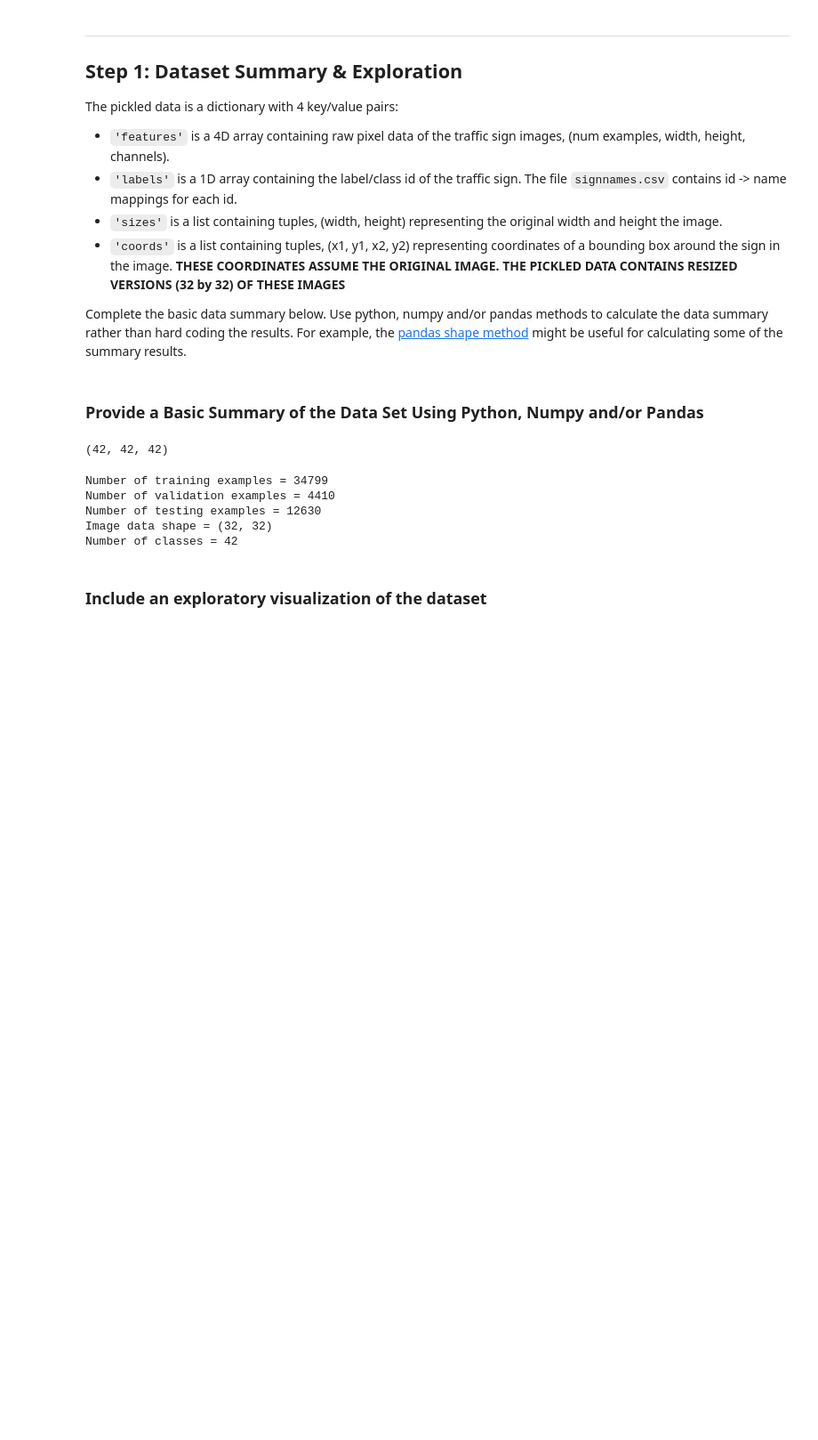
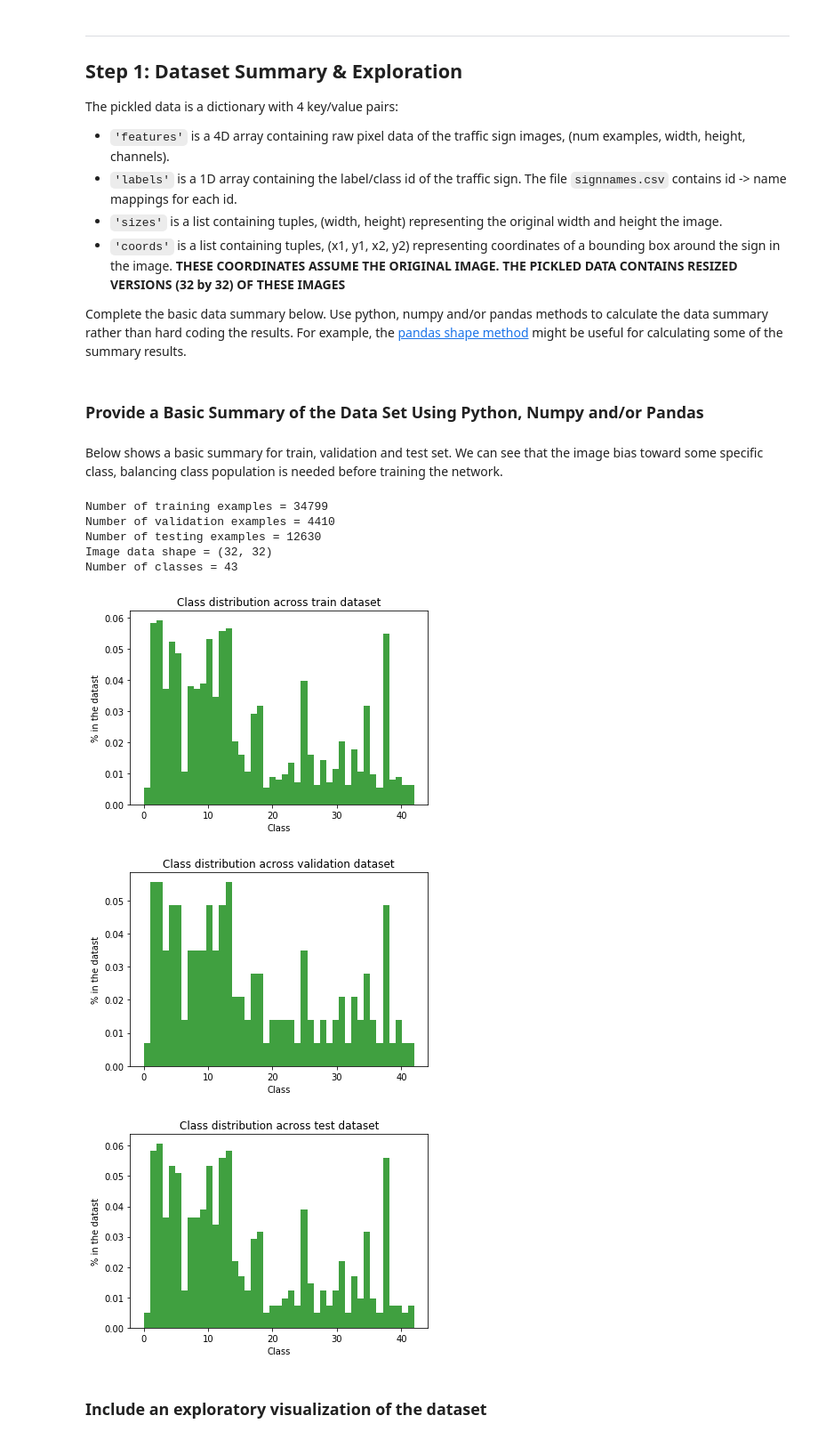
Before and after one commit to ymlai87416/CarND-Traffic-Sign-Classifier-Project, a Jupyter notebook: Traffic_Sign_Classifier.ipynb, the cells around one changed output. Shown at 89% size. Cells and saved outputs as stored; diff of their text form; code cells hidden in the pictures; blank space fills up the shorter version.

```diff
--- a/Traffic_Sign_Classifier.ipynb
+++ b/Traffic_Sign_Classifier.ipynb
@@ -54,41 +66,62 @@ The pickled data is a dictionary with 4 key/value pairs:
 Complete the basic data summary below. Use python, numpy and/or pandas methods to calculate the data summary rather than hard coding the results. For example, the [pandas shape method](http://pandas.pydata.org/pandas-docs/stable/generated/pandas.DataFrame.shape.html) might be useful for calculating some of the summary results.
 # %% [markdown]
 ### Provide a Basic Summary of the Data Set Using Python, Numpy and/or Pandas
-# %%
-max(y_train), max(y_valid), max(y_test)
-# %% [output]
-(42, 42, 42)
+# %% [markdown]
+Below shows a basic summary for train, validation and test set.
+We can see that the image bias toward some specific class, balancing class population is needed before training the network.
 # %%
 ### Replace each question mark with the appropriate value.
 ### Use python, pandas or numpy methods rather than hard coding the results
 
 # TODO: Number of training examples
 n_train = X_train.shape[0]
 
 # TODO: Number of validation examples
 n_validation = X_valid.shape[0]
 
 # TODO: Number of testing examples.
 n_test = X_test.shape[0]
 
 # TODO: What's the shape of an traffic sign image?
 image_shape = (X_train.shape[1], X_train.shape[2])
 image_size = X_train.shape[1]
 
 # TODO: How many unique classes/labels there are in the dataset.
-num_labels = max(y_train)
+labels = np.unique(y_train)
+num_labels = len(labels)
 
 print("Number of training examples =", n_train)
 print("Number of validation examples =", n_validation)
 print("Number of testing examples =", n_test)
 print("Image data shape =", image_shape)
 print("Number of classes =", num_labels)
+
+plt.hist(y_train, num_labels, normed=1, facecolor='green', alpha=0.75)
+plt.xlabel('Class')
+plt.ylabel('% in the datast')
+plt.title('Class distribution across train dataset')
+plt.show()
+
+plt.hist(y_valid, num_labels, normed=1, facecolor='green', alpha=0.75)
+plt.xlabel('Class')
+plt.ylabel('% in the datast')
+plt.title('Class distribution across validation dataset')
+plt.show()
+
+plt.hist(y_test, num_labels, normed=1, facecolor='green', alpha=0.75)
+plt.xlabel('Class')
+plt.ylabel('% in the datast')
+plt.title('Class distribution across test dataset')
+plt.show()
 # %% [output]
 Number of training examples = 34799
 Number of validation examples = 4410
 Number of testing examples = 12630
 Image data shape = (32, 32)
-Number of classes = 42
+Number of classes = 43
+[figure, added]
+[figure, added]
+[figure, added]
 # %% [markdown]
 ### Include an exploratory visualization of the dataset
 # %% [markdown]
```
Also changed, not shown: parts of 31 cells of this notebook, 26 other files.
